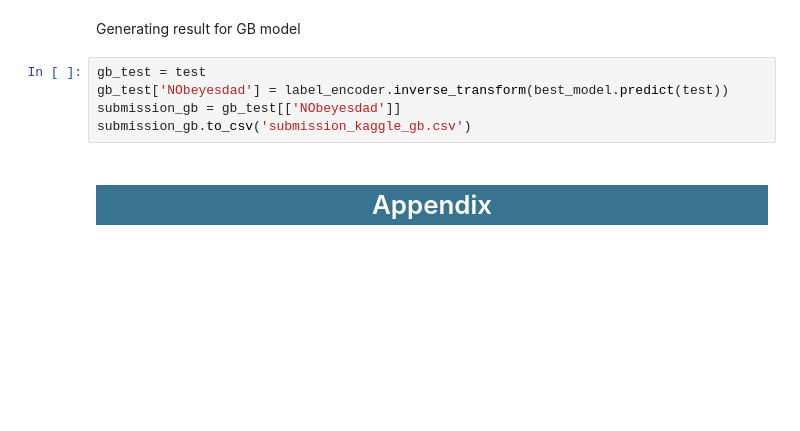
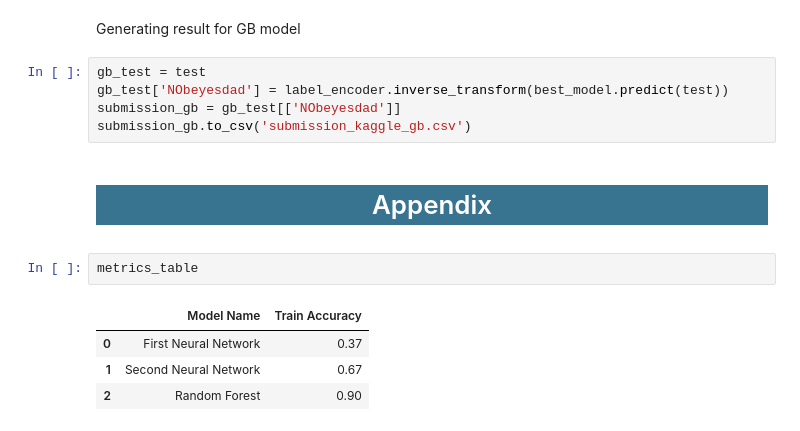
Before and after one commit to sonyaarom/obesity_classification, a Jupyter notebook: obesity_rates.ipynb, the cells around one changed output. Drawn from its saved outputs; the diff is of its cells as text; blank space fills up the shorter version.

```diff
--- a/obesity_rates.ipynb
+++ b/obesity_rates.ipynb
@@ -1003,3 +1004,10 @@ submission_gb.to_csv('submission_kaggle_gb.csv')
 <div id="appendix" style="background-color: #387390; color: white; text-align: center;">
     <h1>Appendix</h2>
 </div>
+# %%
+metrics_table
+# %% [output]
+|  | Model Name | Train Accuracy |
+| 0 | First Neural Network | 0.37 |
+| 1 | Second Neural Network | 0.67 |
+| 2 | Random Forest | 0.90 |
```
Also changed, not shown: parts of 10 cells of this notebook.
